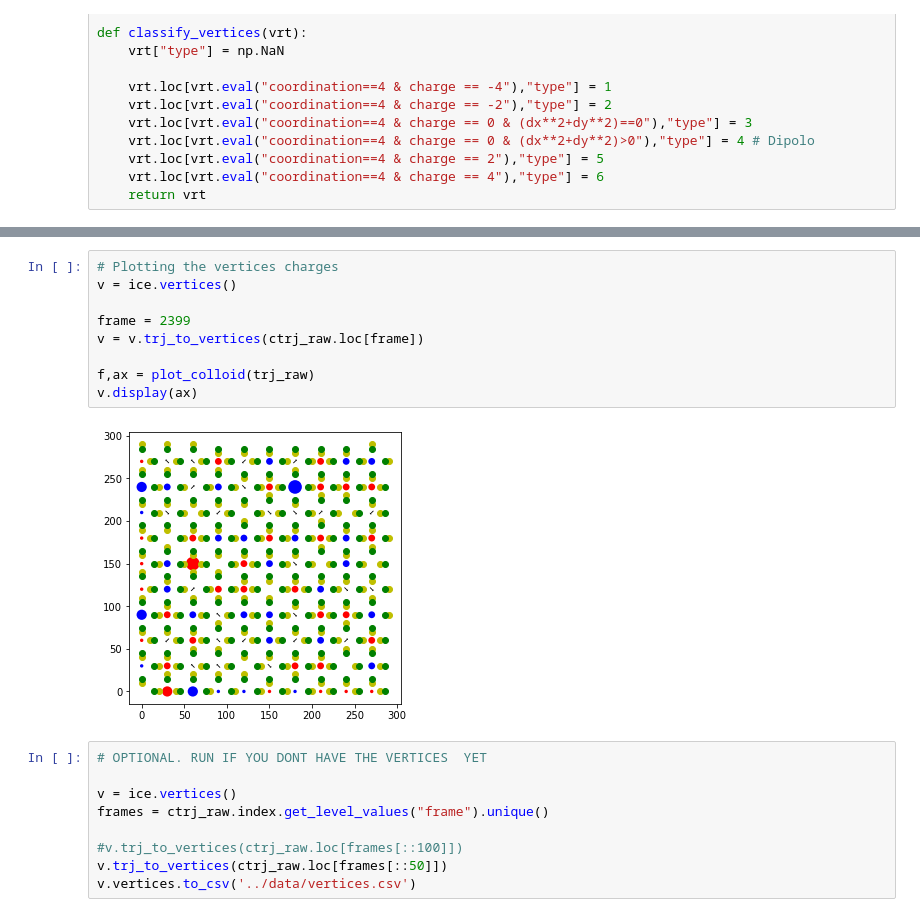
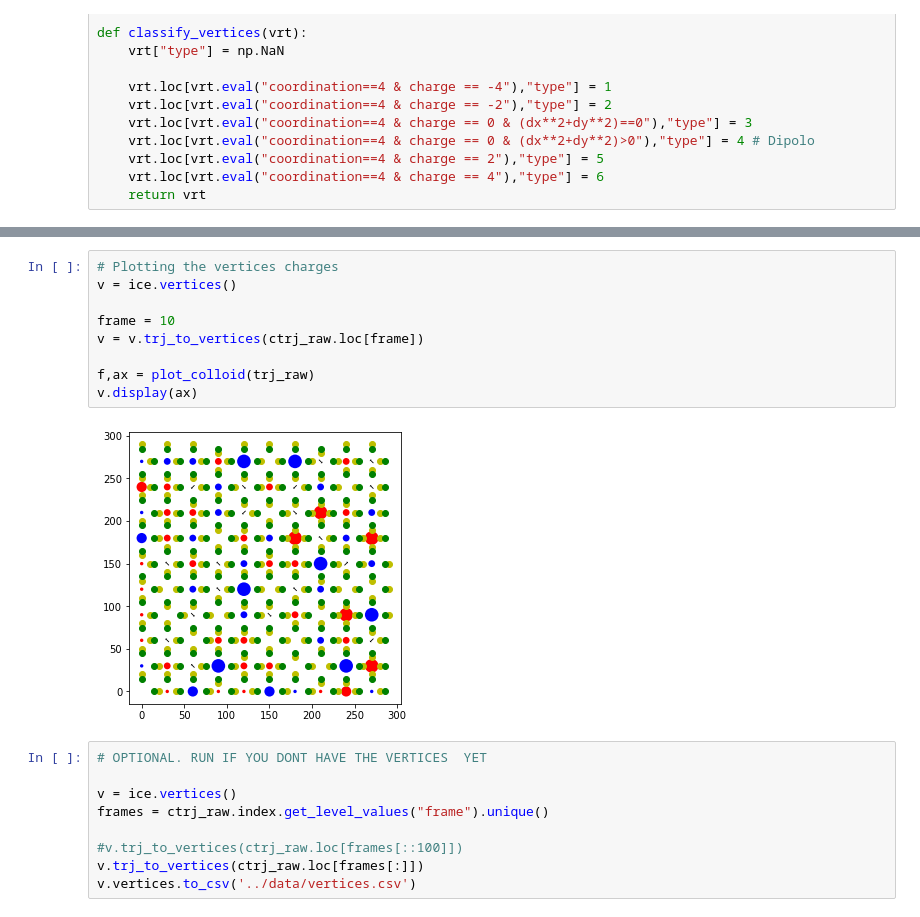
Before and after one commit to leogabac/rotBField, a Jupyter notebook: scripts/int_analysis.ipynb, the cells around one changed output, grey strips where cells are left out. Drawn from its saved outputs; the diff is of its cells as text.

```diff
--- a/scripts/int_analysis.ipynb
+++ b/scripts/int_analysis.ipynb
@@ -83,14 +83,14 @@ for i, trj_i in trj_raw.groupby("id"):
 # %%
 # Plotting the vertices charges
 v = ice.vertices()
 
-frame = 2399
+frame = 10
 v = v.trj_to_vertices(ctrj_raw.loc[frame])
 
 f,ax = plot_colloid(trj_raw)
 v.display(ax)
 # %% [output]
-[figure, old version]
+[figure, new version]
 # %%
 # OPTIONAL. RUN IF YOU DONT HAVE THE VERTICES  YET
 
@@ -98,7 +98,7 @@ v = ice.vertices()
 frames = ctrj_raw.index.get_level_values("frame").unique()
 
 #v.trj_to_vertices(ctrj_raw.loc[frames[::100]])
-v.trj_to_vertices(ctrj_raw.loc[frames[::50]])
+v.trj_to_vertices(ctrj_raw.loc[frames[:]])
 v.vertices.to_csv('../data/vertices.csv')
 # %%
 # OPTIONAL. RUN IF YOU HAVE THE VERTICES FILE
```
Also changed, not shown: parts of 5 cells of this notebook, 5 other files.
